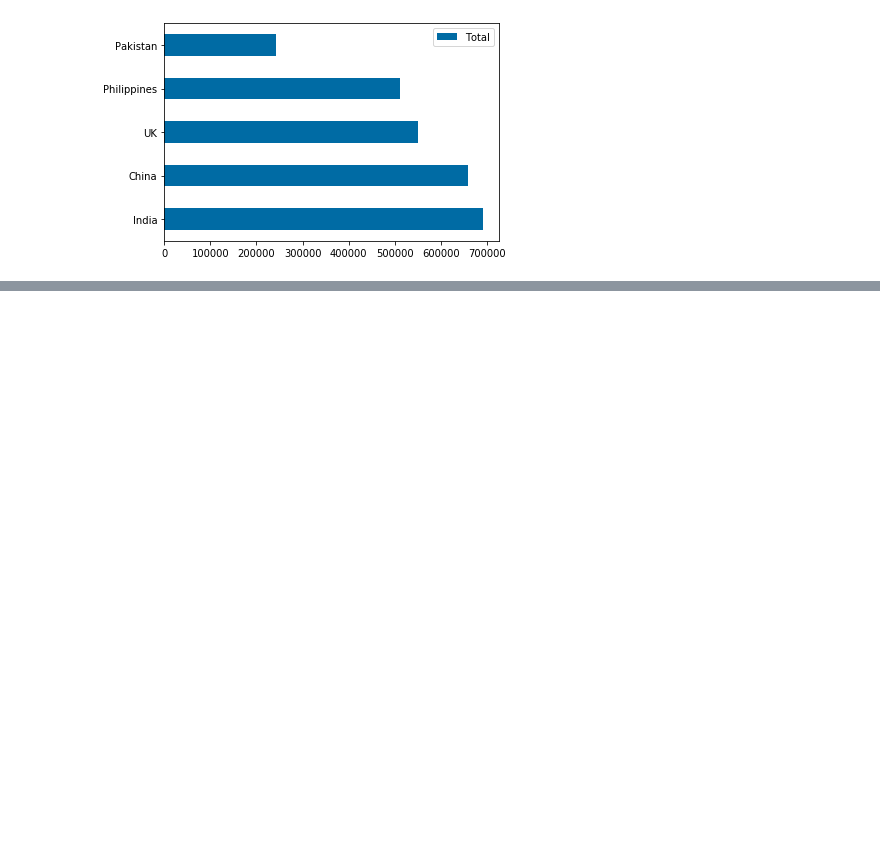
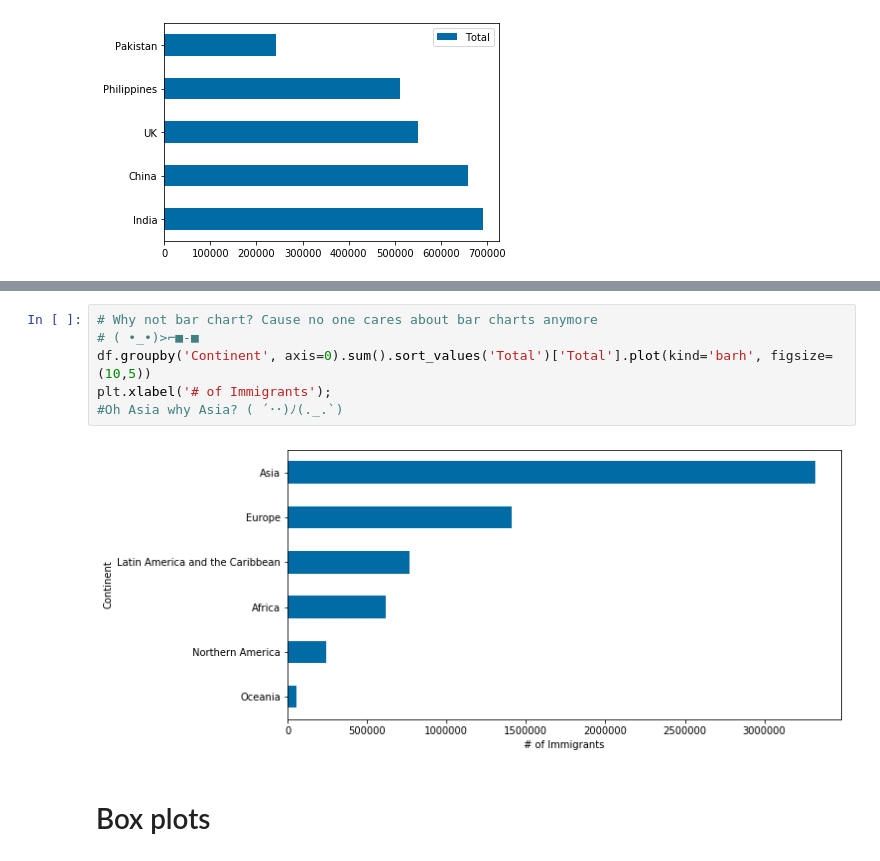
Before and after one commit to YM88/data_visualization_methods_with_python, a Jupyter notebook: 001.ipynb, the cells around one changed output, grey strips where cells are left out. Cells and saved outputs as stored; diff of their text form; blank space fills up the shorter version.

```diff
--- a/001.ipynb
+++ b/001.ipynb
@@ -252,0 +246,10 @@ df[['Total']].sort_values('Total', ascending = False).head(5).plot(kind='barh')
+# %%
+# Why not bar chart? Cause no one cares about bar charts anymore
+# ( •_•)>⌐■-■
+df.groupby('Continent', axis=0).sum().sort_values('Total')['Total'].plot(kind='barh', figsize=(10,5))
+plt.xlabel('# of Immigrants');
+#Oh Asia why Asia? ( ´･･)ﾉ(._.`)
+# %% [output]
+[figure, added]
+# %% [markdown]
+# Box plots
```
Also changed, not shown: parts of 15 cells of this notebook.
